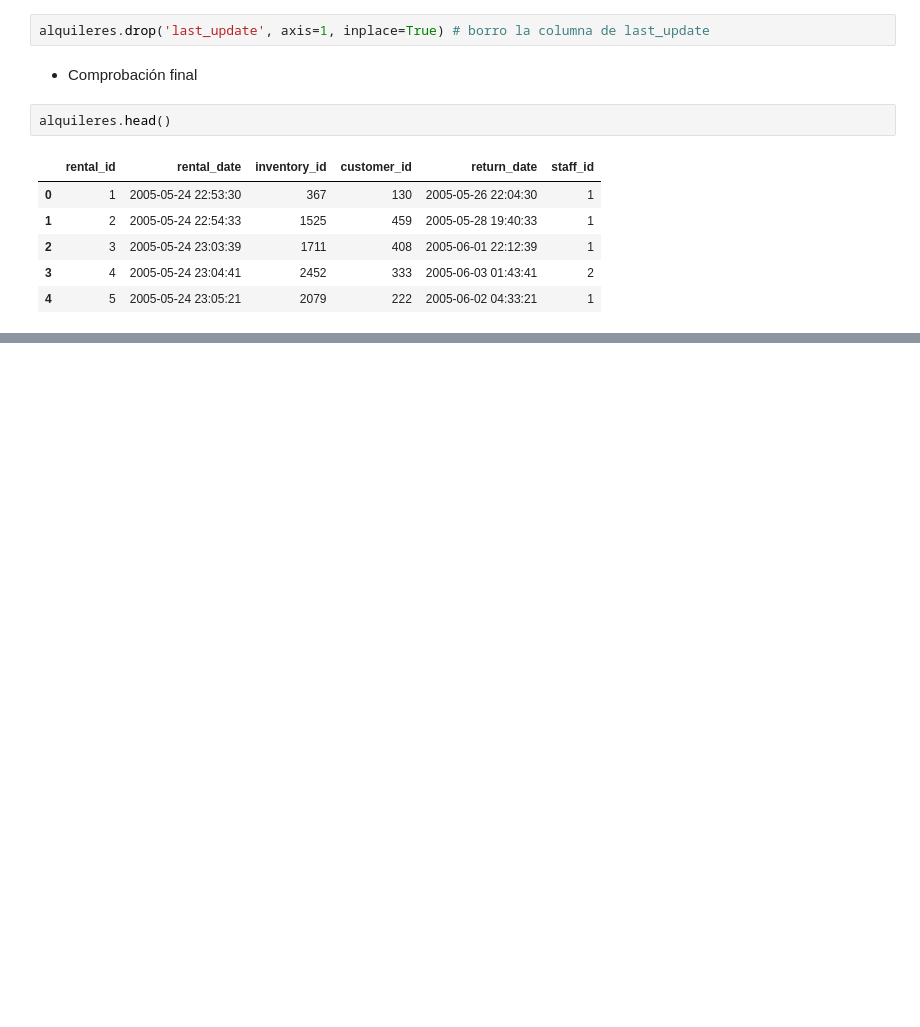
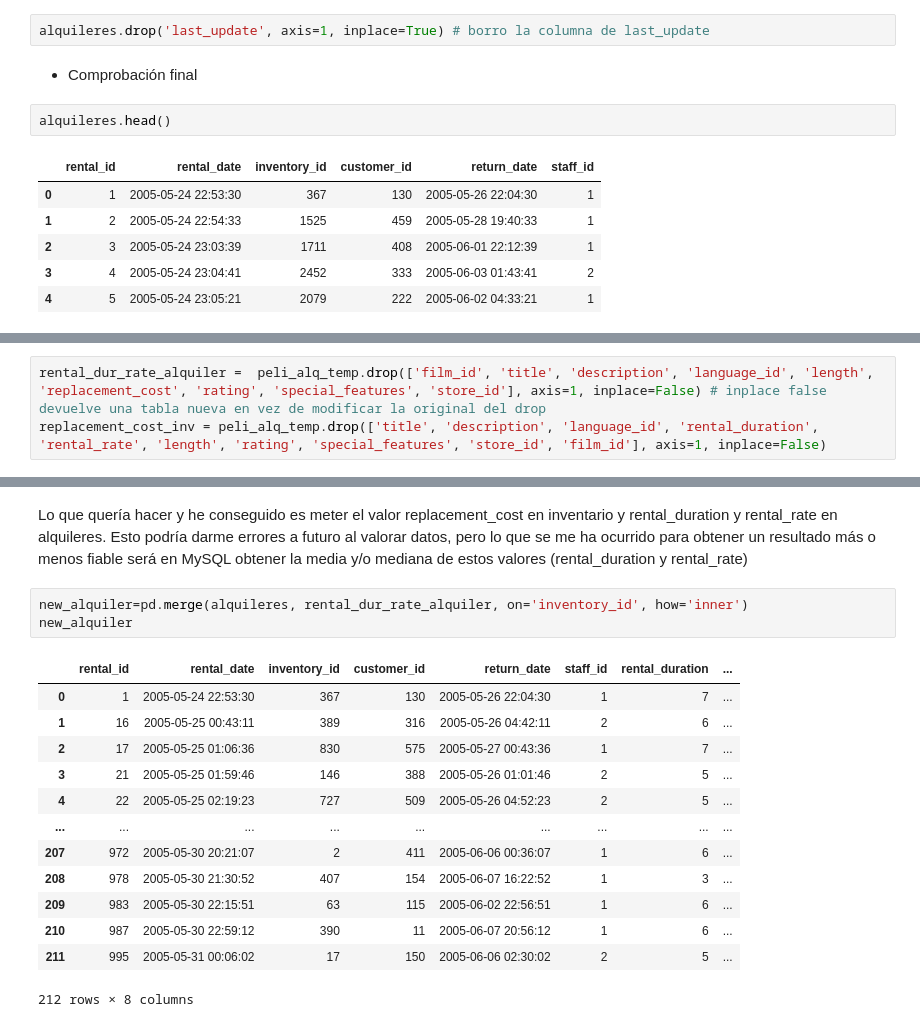
Before and after one commit to Blanca95/MySQL_proyect, a Jupyter notebook: notebook/limpieza.ipynb, the cells around one changed output, grey strips where cells are left out. Cells and saved outputs as stored; diff of their text form; blank space fills up the shorter version.

```diff
--- a/notebook/limpieza.ipynb
+++ b/notebook/limpieza.ipynb
@@ -463,0 +491,3 @@ alquileres.head()
+# %%
+rental_dur_rate_alquiler =  peli_alq_temp.drop(['film_id', 'title', 'description', 'language_id', 'length', 'replacement_cost', 'rating', 'special_features', 'store_id'], axis=1, inplace=False) # inplace false devuelve una tabla nueva en vez de modificar la original del drop
+replacement_cost_inv = peli_alq_temp.drop(['title', 'description', 'language_id', 'rental_duration', 'rental_rate', 'length', 'rating', 'special_features', 'store_id', 'film_id'], axis=1, inplace=False)
@@ -463,0 +511,19 @@ alquileres.head()
+# %% [markdown]
+Lo que quería hacer y he conseguido es meter el valor replacement_cost en inventario y rental_duration y rental_rate en alquileres. Esto podría darme errores a futuro al valorar datos, pero lo que se me ha ocurrido para obtener un resultado más o menos fiable será en MySQL obtener la media y/o mediana de estos valores (rental_duration y rental_rate)
+# %%
+new_alquiler=pd.merge(alquileres, rental_dur_rate_alquiler, on='inventory_id', how='inner')
+new_alquiler
+# %% [output]
+|  | rental_id | rental_date | inventory_id | customer_id | return_date | staff_id | rental_duration | ... |
+| 0 | 1 | 2005-05-24 22:53:30 | 367 | 130 | 2005-05-26 22:04:30 | 1 | 7 | ... |
+| 1 | 16 | 2005-05-25 00:43:11 | 389 | 316 | 2005-05-26 04:42:11 | 2 | 6 | ... |
+| 2 | 17 | 2005-05-25 01:06:36 | 830 | 575 | 2005-05-27 00:43:36 | 1 | 7 | ... |
+| 3 | 21 | 2005-05-25 01:59:46 | 146 | 388 | 2005-05-26 01:01:46 | 2 | 5 | ... |
+| 4 | 22 | 2005-05-25 02:19:23 | 727 | 509 | 2005-05-26 04:52:23 | 2 | 5 | ... |
+| ... | ... | ... | ... | ... | ... | ... | ... | ... |
+| 207 | 972 | 2005-05-30 20:21:07 | 2 | 411 | 2005-06-06 00:36:07 | 1 | 6 | ... |
+| 208 | 978 | 2005-05-30 21:30:52 | 407 | 154 | 2005-06-07 16:22:52 | 1 | 3 | ... |
+| 209 | 983 | 2005-05-30 22:15:51 | 63 | 115 | 2005-06-02 22:56:51 | 1 | 6 | ... |
+| 210 | 987 | 2005-05-30 22:59:12 | 390 | 11 | 2005-06-07 20:56:12 | 1 | 6 | ... |
+| 211 | 995 | 2005-05-31 00:06:02 | 17 | 150 | 2005-06-06 02:30:02 | 2 | 5 | ... |
+212 rows × 8 columns
```
Also changed, not shown: parts of 13 cells of this notebook.
